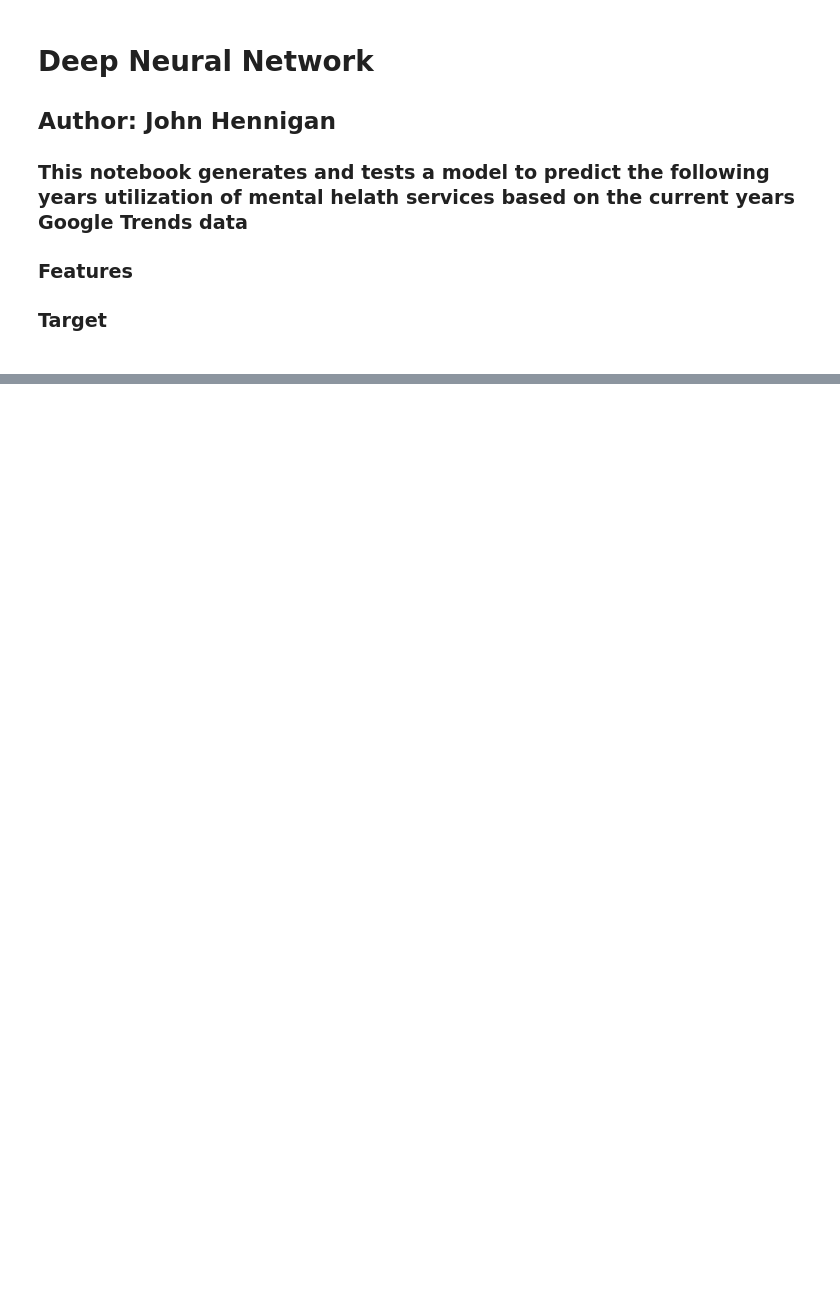
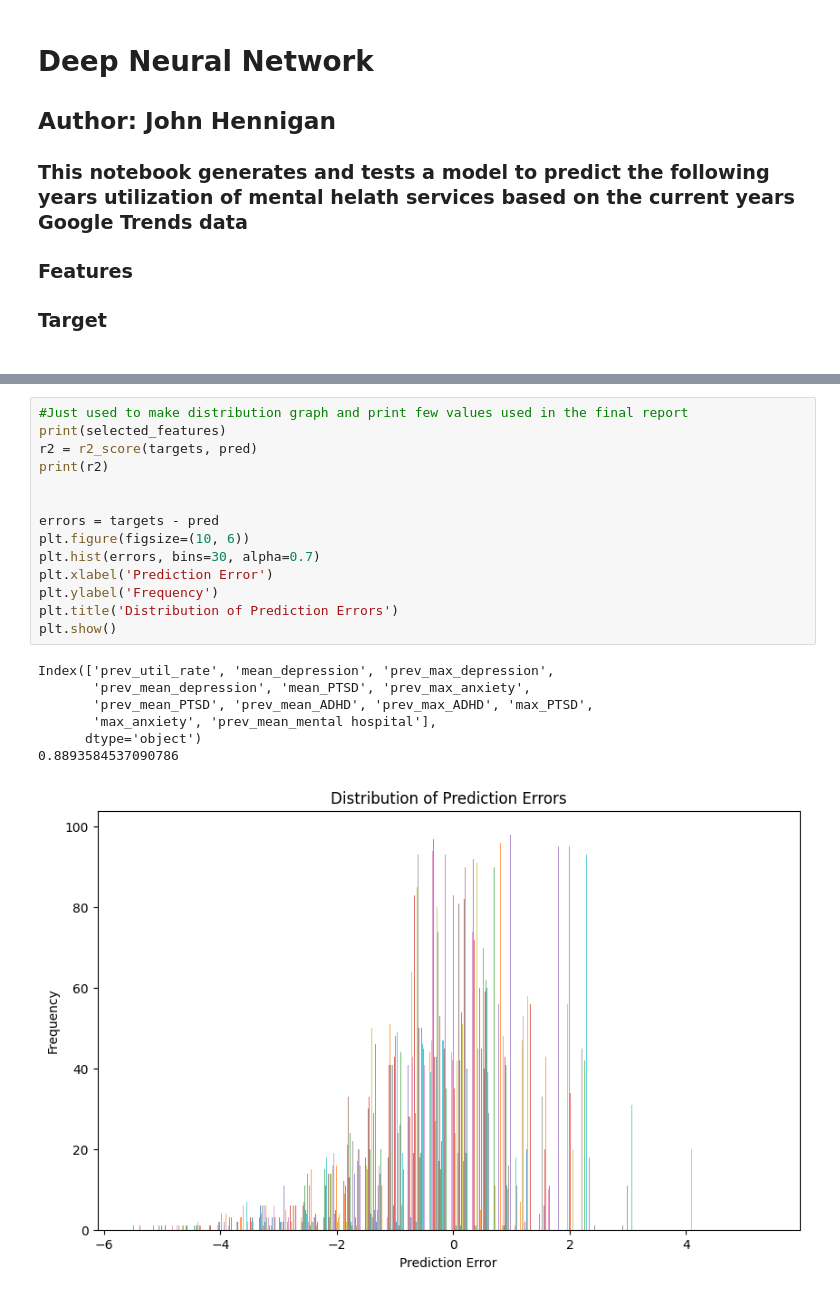
Before and after one commit to jonjonbinx1/GSMH, a Jupyter notebook: models/dnn.ipynb, the cells around one changed output, grey strips where cells are left out. Saved outputs shown, nothing was run; the diff lists cells and outputs as text; blank space fills up the shorter version.

```diff
--- a/models/dnn.ipynb
+++ b/models/dnn.ipynb
@@ -148,0 +379,22 @@ Test R-squared Score: 0.6893237543767026
+# %%
+#Just used to make distribution graph and print few values used in the final report
+print(selected_features)
+r2 = r2_score(targets, pred)
+print(r2)
+
+
+errors = targets - pred
+plt.figure(figsize=(10, 6))
+plt.hist(errors, bins=30, alpha=0.7)
+plt.xlabel('Prediction Error')
+plt.ylabel('Frequency')
+plt.title('Distribution of Prediction Errors')
+plt.show()
+# %% [output]
+Index(['prev_util_rate', 'mean_depression', 'prev_max_depression',
+       'prev_mean_depression', 'mean_PTSD', 'prev_max_anxiety',
+       'prev_mean_PTSD', 'prev_mean_ADHD', 'prev_max_ADHD', 'max_PTSD',
+       'max_anxiety', 'prev_mean_mental hospital'],
+      dtype='object')
+0.8893584537090786
+[figure, added]
```
Also changed, not shown: parts of 8 cells of this notebook, 3 other files.
